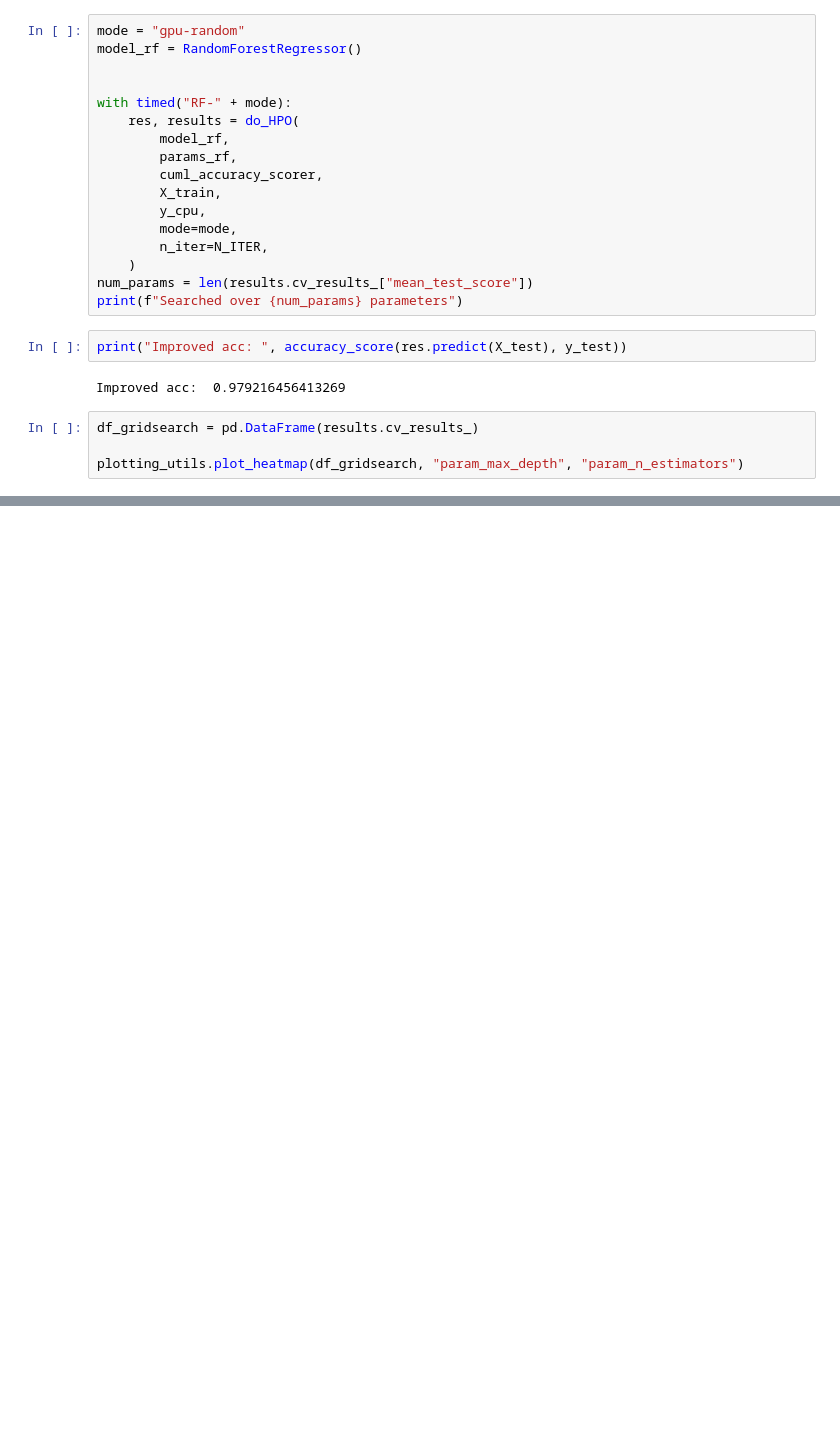
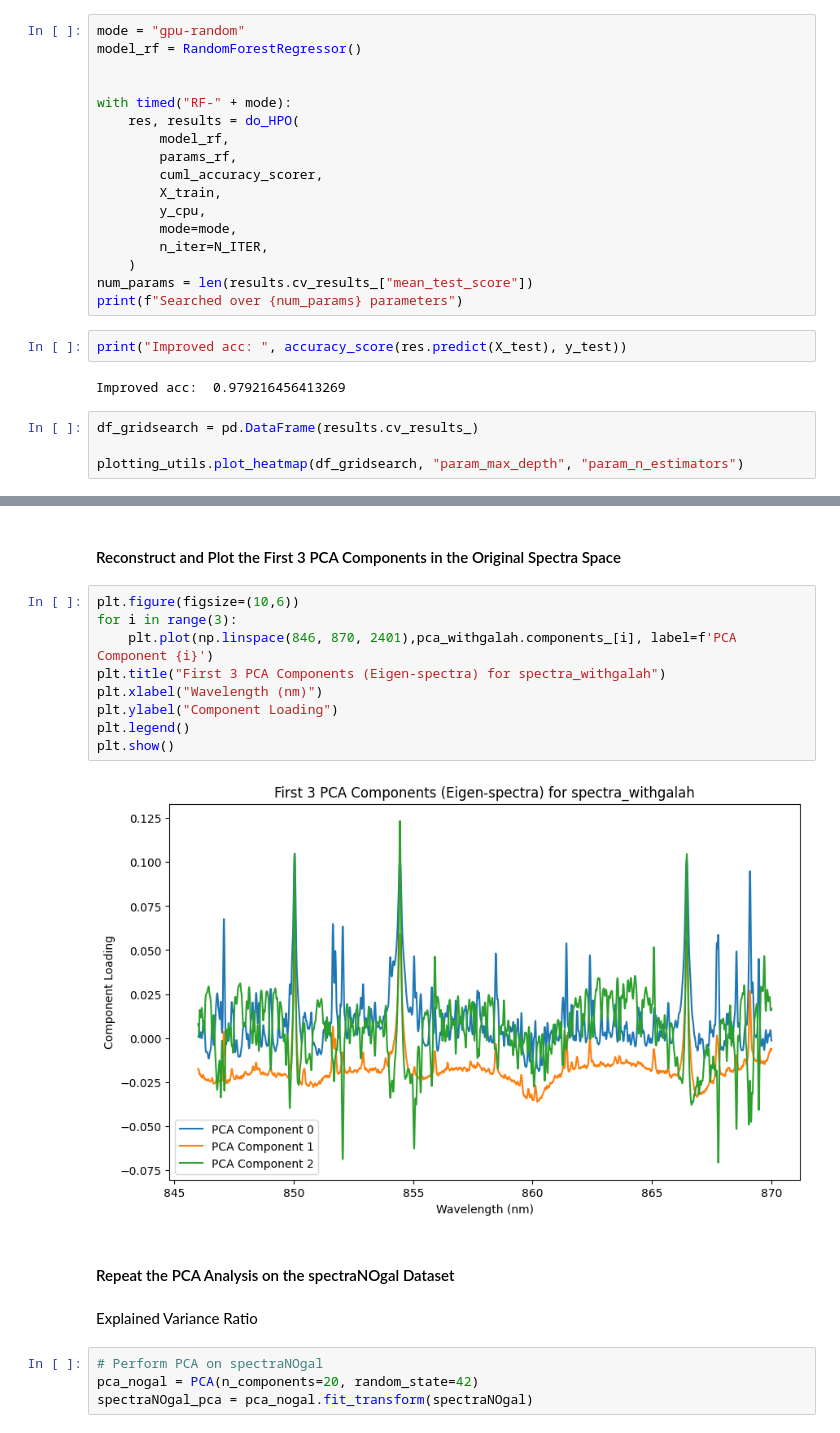
Before and after one commit to JackBlueBird/MHPC.ML.Group.Project.Team.2, a Jupyter notebook: Project2.ipynb, the cells around one changed output, grey strips where cells are left out. Drawn from its saved outputs; the diff is of its cells as text; blank space fills up the shorter version.

```diff
--- a/Project2.ipynb
+++ b/Project2.ipynb
@@ -679,0 +804,21 @@ Run IsolationForest on the spectraNOGal (in high-dimension, not reduced). Find t
+# %% [markdown]
+#### Reconstruct and Plot the First 3 PCA Components in the Original Spectra Space
+# %%
+plt.figure(figsize=(10,6))
+for i in range(3):
+    plt.plot(np.linspace(846, 870, 2401),pca_withgalah.components_[i], label=f'PCA Component {i}')
+plt.title("First 3 PCA Components (Eigen-spectra) for spectra_withgalah")
+plt.xlabel("Wavelength (nm)")
+plt.ylabel("Component Loading")
+plt.legend()
+plt.show()
+# %% [output]
+[figure, added]
+# %% [markdown]
+#### Repeat the PCA Analysis on the spectraNOgal Dataset
+# %% [markdown]
+Explained Variance Ratio
+# %%
+# Perform PCA on spectraNOgal
+pca_nogal = PCA(n_components=20, random_state=42)
+spectraNOgal_pca = pca_nogal.fit_transform(spectraNOgal)
```
Also changed, not shown: parts of 54 cells of this notebook.
